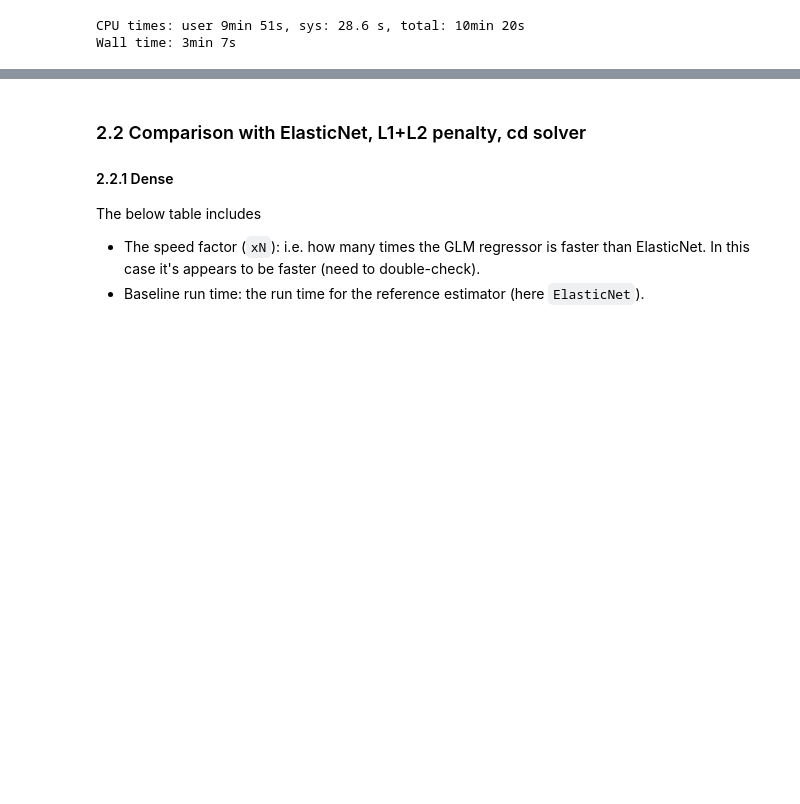
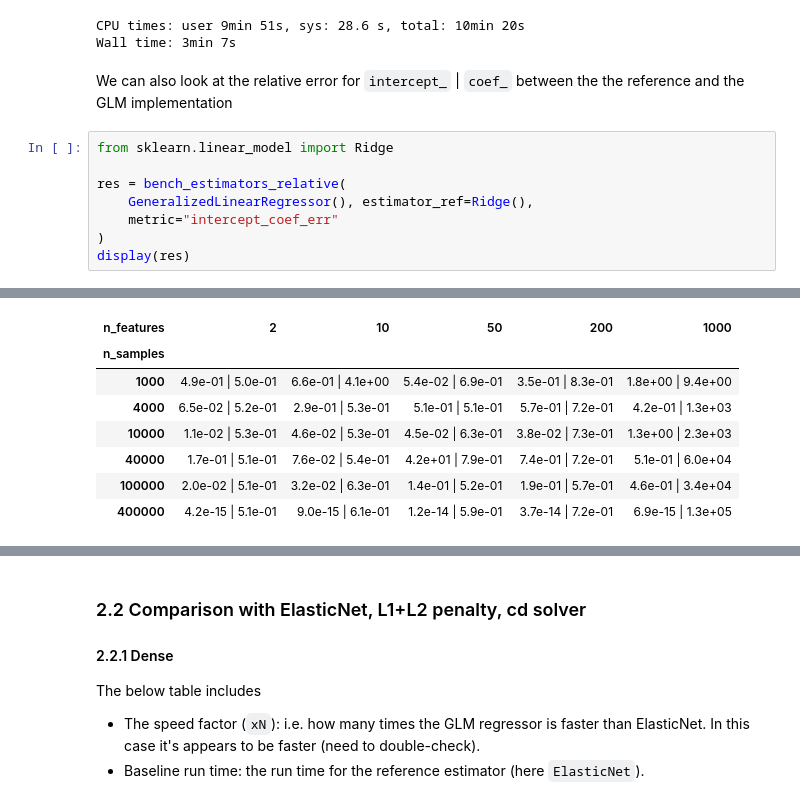
Before and after one commit to rth/notebooks, a Jupyter notebook: sklearn/GLM/bench_glm.ipynb, the cells around one changed output, grey strips where cells are left out. Saved outputs shown, nothing was run; the diff lists cells and outputs as text; blank space fills up the shorter version.

```diff
--- a/sklearn/GLM/bench_glm.ipynb
+++ b/sklearn/GLM/bench_glm.ipynb
@@ -431,3 +504,14 @@ display(res)
 | 400000 | x0.7 (41 ms) | x0.6 (60 ms) | x0.6 (182 ms) | x0.5 (649 ms) | x0.3 (4 s) |
 CPU times: user 9min 51s, sys: 28.6 s, total: 10min 20s
 Wall time: 3min 7s
+# %% [markdown]
+We can also look at the relative error for `intercept_` | `coef_` between the the reference and the GLM implementation
+# %%
+from sklearn.linear_model import Ridge
+
+res = bench_estimators_relative(
+    GeneralizedLinearRegressor(), estimator_ref=Ridge(),
+    metric="intercept_coef_err"
+)
+display(res)
+# %% [output]
@@ -433,0 +519,8 @@ Wall time: 3min 7s
+| n_features | 2 | 10 | 50 | 200 | 1000 |
+| n_samples |  |  |  |  |  |
+| 1000 | 4.9e-01 | 5.0e-01 | 6.6e-01 | 4.1e+00 | 5.4e-02 | 6.9e-01 | 3.5e-01 | 8.3e-01 | 1.8e+00 | 9.4e+00 |
+| 4000 | 6.5e-02 | 5.2e-01 | 2.9e-01 | 5.3e-01 | 5.1e-01 | 5.1e-01 | 5.7e-01 | 7.2e-01 | 4.2e-01 | 1.3e+03 |
+| 10000 | 1.1e-02 | 5.3e-01 | 4.6e-02 | 5.3e-01 | 4.5e-02 | 6.3e-01 | 3.8e-02 | 7.3e-01 | 1.3e+00 | 2.3e+03 |
+| 40000 | 1.7e-01 | 5.1e-01 | 7.6e-02 | 5.4e-01 | 4.2e+01 | 7.9e-01 | 7.4e-01 | 7.2e-01 | 5.1e-01 | 6.0e+04 |
+| 100000 | 2.0e-02 | 5.1e-01 | 3.2e-02 | 6.3e-01 | 1.4e-01 | 5.2e-01 | 1.9e-01 | 5.7e-01 | 4.6e-01 | 3.4e+04 |
+| 400000 | 4.2e-15 | 5.1e-01 | 9.0e-15 | 6.1e-01 | 1.2e-14 | 5.9e-01 | 3.7e-14 | 7.2e-01 | 6.9e-15 | 1.3e+05 |
```
Also changed, not shown: parts of 12 cells of this notebook.
